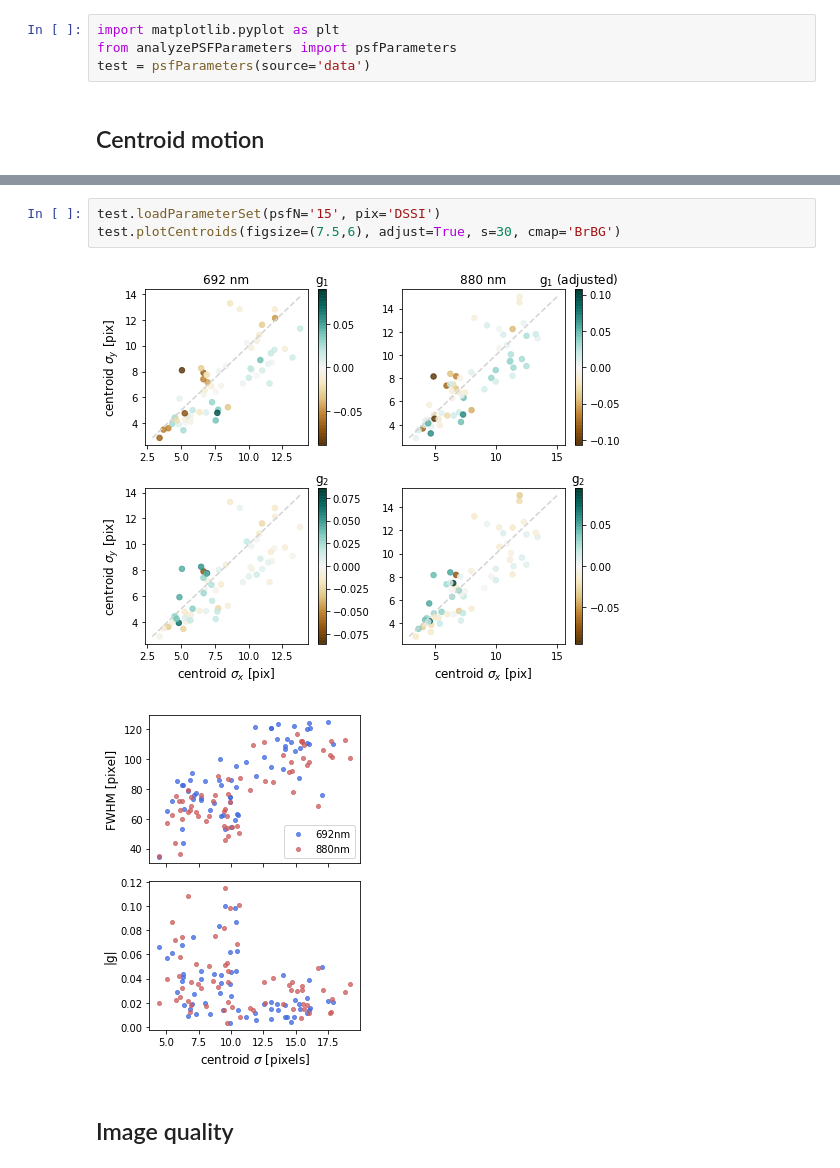
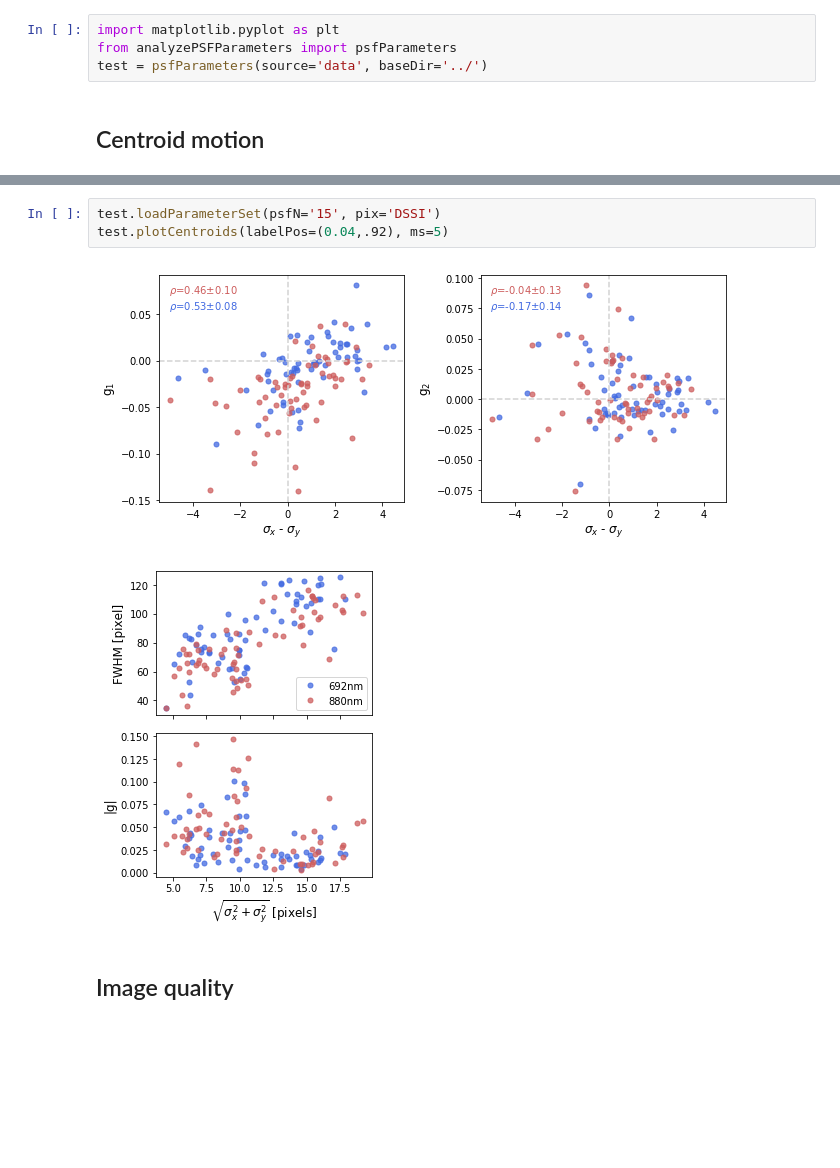
Before and after one commit to cahebert/speckles, a Jupyter notebook: Code/Plot parameter analyses.ipynb, the cells around one changed output, grey strips where cells are left out. Drawn from its saved outputs; the diff is of its cells as text; blank space fills up the shorter version.

Commit message:
updated centroid plot to clearer version (g_i vs delta sigma, with corr coef)

```diff
--- a/Code/Plot parameter analyses.ipynb
+++ b/Code/Plot parameter analyses.ipynb
@@ -6,6 +6,6 @@
 # %%
 import matplotlib.pyplot as plt
 from analyzePSFParameters import psfParameters
-test = psfParameters(source='data')
+test = psfParameters(source='data', baseDir='../')
 # %% [markdown]
 ## Centroid motion
@@ -43,9 +12,9 @@ plt.tight_layout()
 # %%
 test.loadParameterSet(psfN='15', pix='DSSI')
-test.plotCentroids(figsize=(7.5,6), adjust=True, s=30, cmap='BrBG')
+test.plotCentroids(labelPos=(0.04,.92), ms=5)
 # %% [output]
-[figure, old version]
+[figure, new version]
-[figure, old version]
+[figure, new version]
 # %% [markdown]
 ## Image quality
 # %%
```
Also changed, not shown: parts of 2 cells of this notebook, 1 other file.
